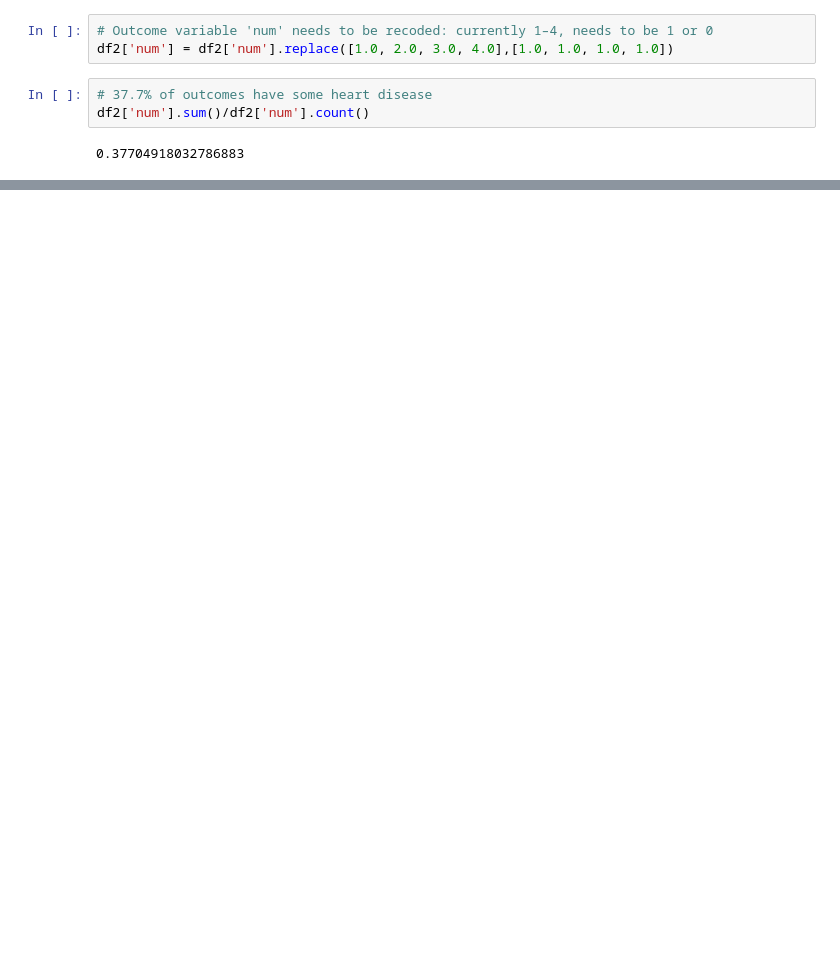
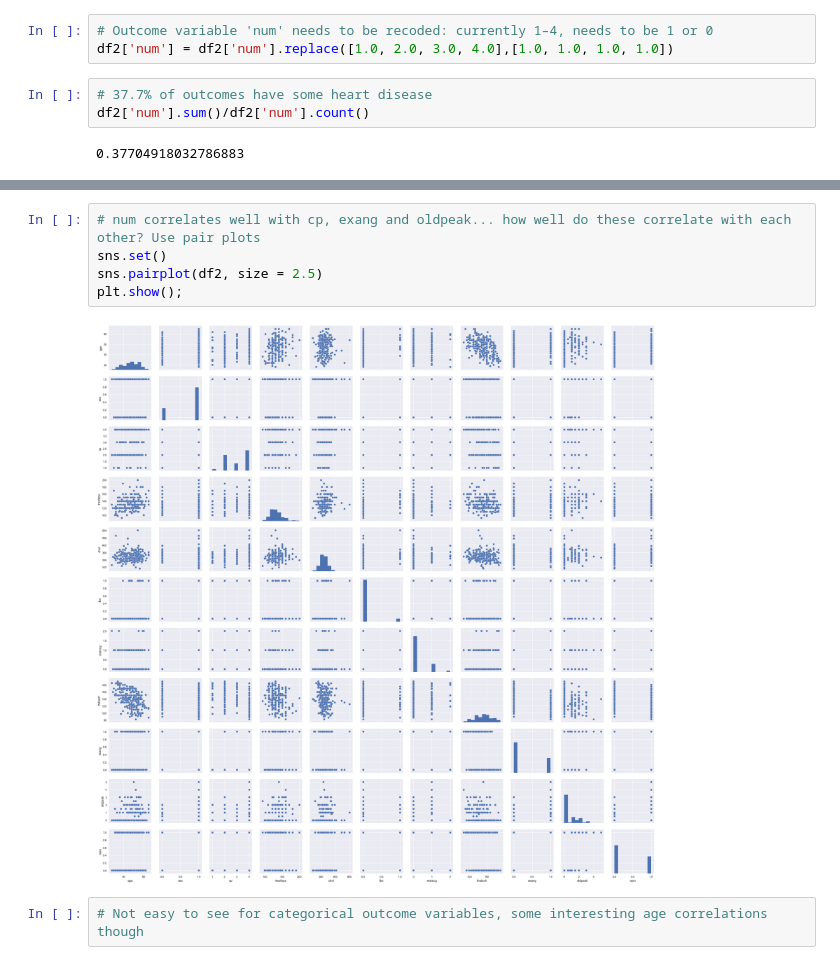
Before and after one commit to cptjackson/hungarian, a Jupyter notebook: Hungarian heart disease.ipynb, the cells around one changed output, grey strips where cells are left out. Cells and saved outputs as stored; diff of their text form; blank space fills up the shorter version.

```diff
--- a/Hungarian heart disease.ipynb
+++ b/Hungarian heart disease.ipynb
@@ -446,0 +466,9 @@ plt.ylabel('Frequency')
+# %%
+# num correlates well with cp, exang and oldpeak... how well do these correlate with each other? Use pair plots
+sns.set()
+sns.pairplot(df2, size = 2.5)
+plt.show();
+# %% [output]
+[figure, added]
+# %%
+# Not easy to see for categorical outcome variables, some interesting age correlations though
```
Also changed, not shown: parts of 30 cells of this notebook.
